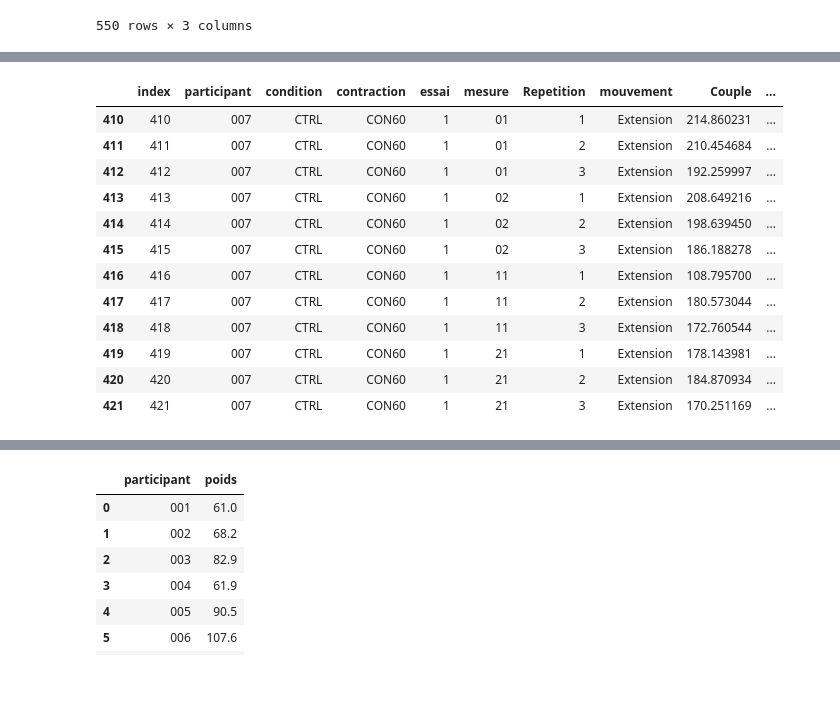
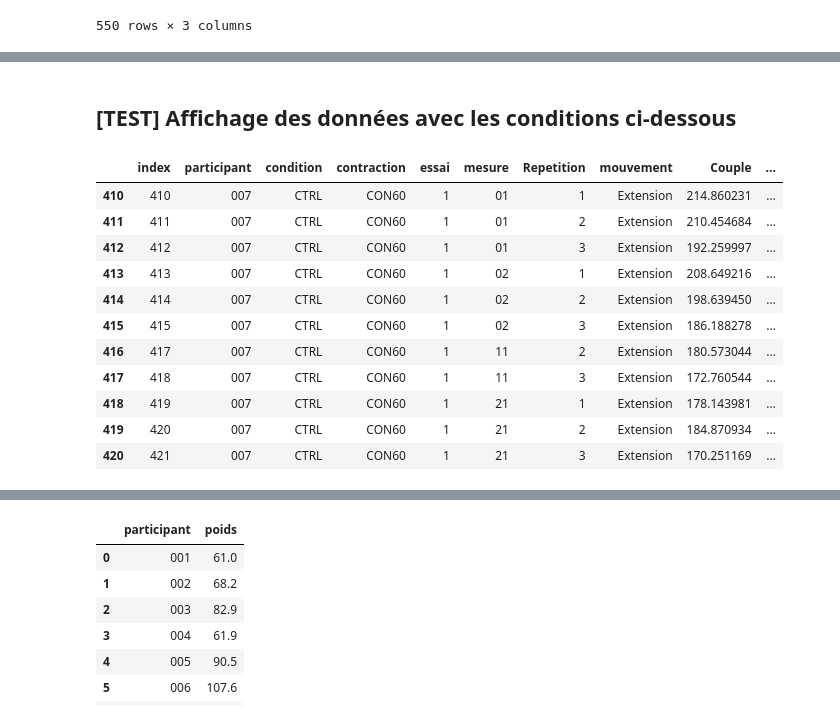
Before and after one commit to mathieucaumes/Traitement_ActivGun, a Jupyter notebook: ActivGun_iso.ipynb, the cells around one changed output, grey strips where cells are left out. Saved outputs shown, nothing was run; the diff lists cells and outputs as text; code cells hidden in the pictures; blank space fills up the shorter version.

```diff
--- a/ActivGun_iso.ipynb
+++ b/ActivGun_iso.ipynb
@@ -313,0 +304,4 @@ df_result
+# %%
+df_result.reset_index(inplace = True)
+df_result = df_result[~((df_result.participant == '007') & (df_result.condition == 'CTRL') & (df_result.contraction == 'CON60') & (df_result.mesure == '11') & (df_result.Repetition == '1'))]
+df_result
@@ -314,17 +322,20 @@ df_result
+# %% [markdown]
+## [TEST] Affichage des données avec les conditions ci-dessous
 # %%
 test = df_result.reset_index()
+
+test = test[~((test.participant == '007') & (test.condition == 'CTRL') & (test.contraction == 'CON60') & (test.mesure == '11') & (test.Repetition == '1'))]
 test[(test.participant == '007') & (test.contraction == 'CON60')]
 # %% [output]
 |  | index | participant | condition | contraction | essai | mesure | Repetition | mouvement | Couple | ... |
 | 410 | 410 | 007 | CTRL | CON60 | 1 | 01 | 1 | Extension | 214.860231 | ... |
 | 411 | 411 | 007 | CTRL | CON60 | 1 | 01 | 2 | Extension | 210.454684 | ... |
 | 412 | 412 | 007 | CTRL | CON60 | 1 | 01 | 3 | Extension | 192.259997 | ... |
 | 413 | 413 | 007 | CTRL | CON60 | 1 | 02 | 1 | Extension | 208.649216 | ... |
 | 414 | 414 | 007 | CTRL | CON60 | 1 | 02 | 2 | Extension | 198.639450 | ... |
 | 415 | 415 | 007 | CTRL | CON60 | 1 | 02 | 3 | Extension | 186.188278 | ... |
-| 416 | 416 | 007 | CTRL | CON60 | 1 | 11 | 1 | Extension | 108.795700 | ... |
-| 417 | 417 | 007 | CTRL | CON60 | 1 | 11 | 2 | Extension | 180.573044 | ... |
-| 418 | 418 | 007 | CTRL | CON60 | 1 | 11 | 3 | Extension | 172.760544 | ... |
-| 419 | 419 | 007 | CTRL | CON60 | 1 | 21 | 1 | Extension | 178.143981 | ... |
-| 420 | 420 | 007 | CTRL | CON60 | 1 | 21 | 2 | Extension | 184.870934 | ... |
-| 421 | 421 | 007 | CTRL | CON60 | 1 | 21 | 3 | Extension | 170.251169 | ... |
+| 416 | 417 | 007 | CTRL | CON60 | 1 | 11 | 2 | Extension | 180.573044 | ... |
+| 417 | 418 | 007 | CTRL | CON60 | 1 | 11 | 3 | Extension | 172.760544 | ... |
+| 418 | 419 | 007 | CTRL | CON60 | 1 | 21 | 1 | Extension | 178.143981 | ... |
+| 419 | 420 | 007 | CTRL | CON60 | 1 | 21 | 2 | Extension | 184.870934 | ... |
+| 420 | 421 | 007 | CTRL | CON60 | 1 | 21 | 3 | Extension | 170.251169 | ... |
```
Also changed, not shown: parts of 39 cells of this notebook.
